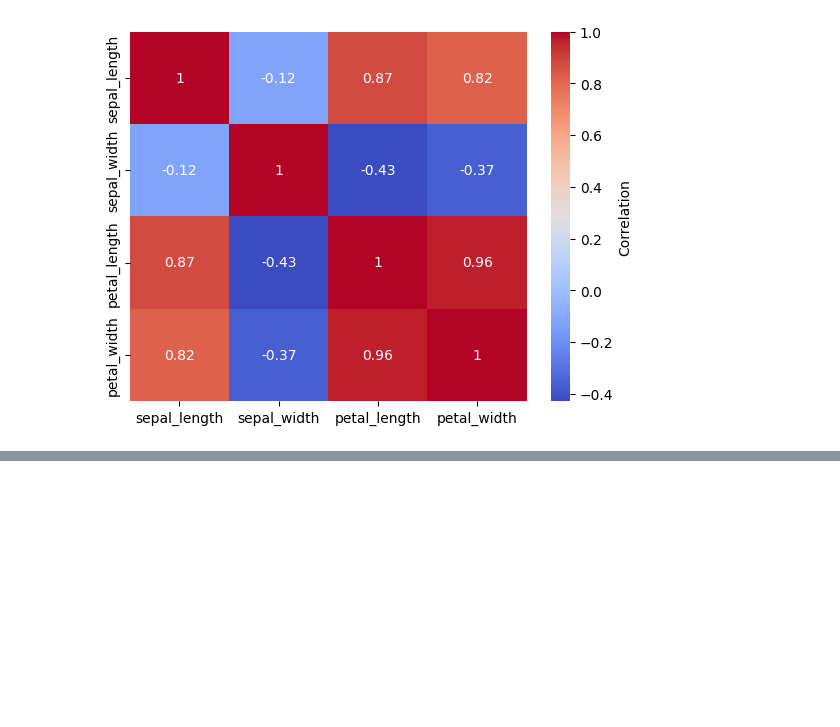
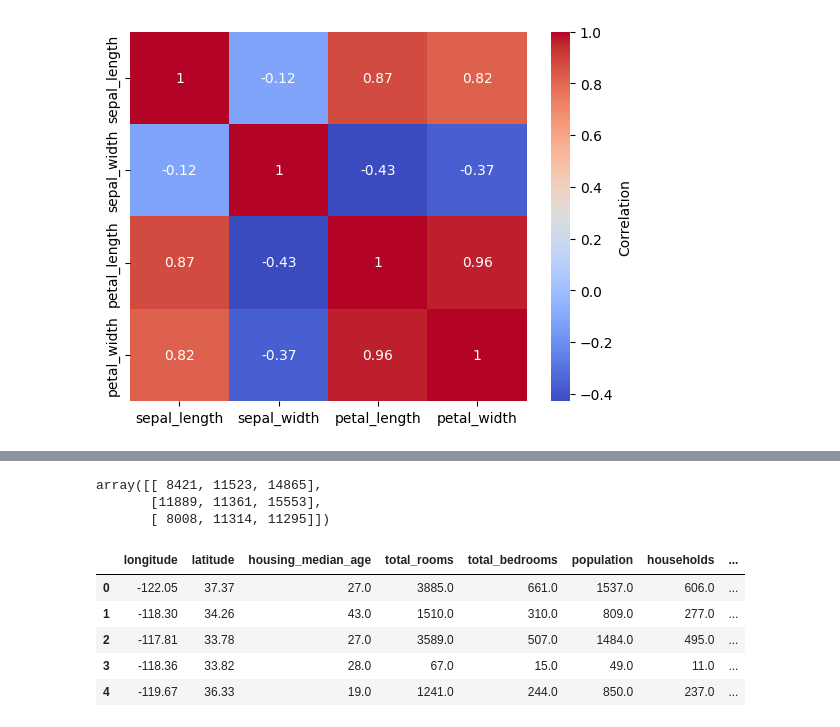
Before and after one commit to sidsakhare/Python-Assignments, a Jupyter notebook: Data_Toolkit_.ipynb, the cells around one changed output, grey strips where cells are left out. Cells and saved outputs as stored; diff of their text form; code cells hidden in the pictures; blank space fills up the shorter version.

```diff
--- a/Data_Toolkit_.ipynb
+++ b/Data_Toolkit_.ipynb
@@ -163,0 +252,20 @@ data1 =sns.heatmap(corr1,cmap= 'coolwarm', annot= True, cbar_kws={'label': 'Corr
+# %%
+#10.Perform matrix multiplication using NumPy Array
+mat1 = np.random.randint(1,100,(3,4))
+mat2 = np.random.randint(1,100,(4,3))
+mat1 @ mat2
+# %% [output]
+array([[ 8421, 11523, 14865],
+       [11889, 11361, 15553],
+       [ 8008, 11314, 11295]])
+# %%
+#Use Pandas to load a CSV file and display its first 5 rows
+df = pd.read_csv(r'/content/sample_data/california_housing_test.csv')
+df.head()
+# %% [output]
+|  | longitude | latitude | housing_median_age | total_rooms | total_bedrooms | population | households | ... |
+| 0 | -122.05 | 37.37 | 27.0 | 3885.0 | 661.0 | 1537.0 | 606.0 | ... |
+| 1 | -118.30 | 34.26 | 43.0 | 1510.0 | 310.0 | 809.0 | 277.0 | ... |
+| 2 | -117.81 | 33.78 | 27.0 | 3589.0 | 507.0 | 1484.0 | 495.0 | ... |
+| 3 | -118.36 | 33.82 | 28.0 | 67.0 | 15.0 | 49.0 | 11.0 | ... |
+| 4 | -119.67 | 36.33 | 19.0 | 1241.0 | 244.0 | 850.0 | 237.0 | ... |
```
Also changed, not shown: parts of 18 cells of this notebook.
